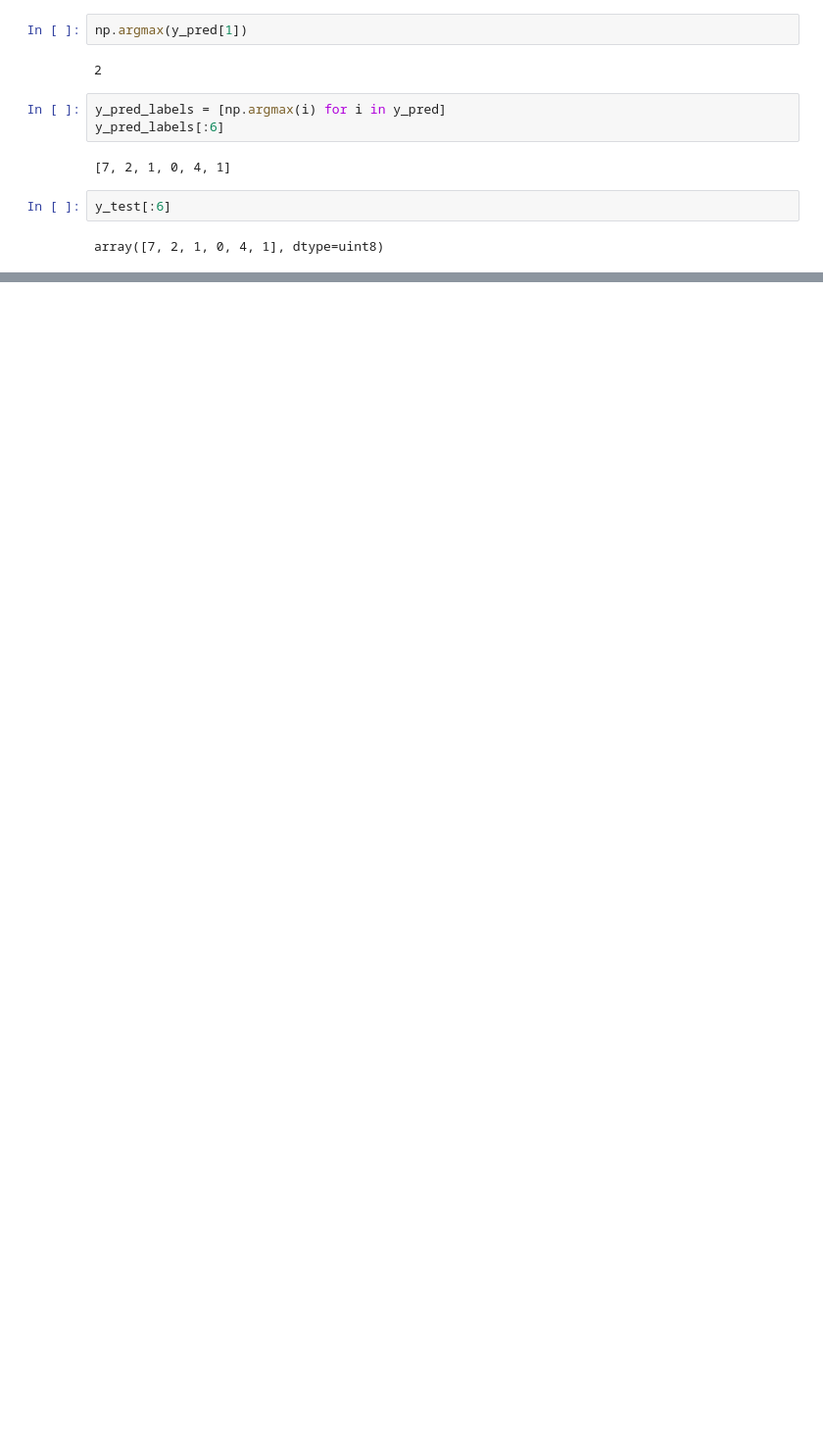
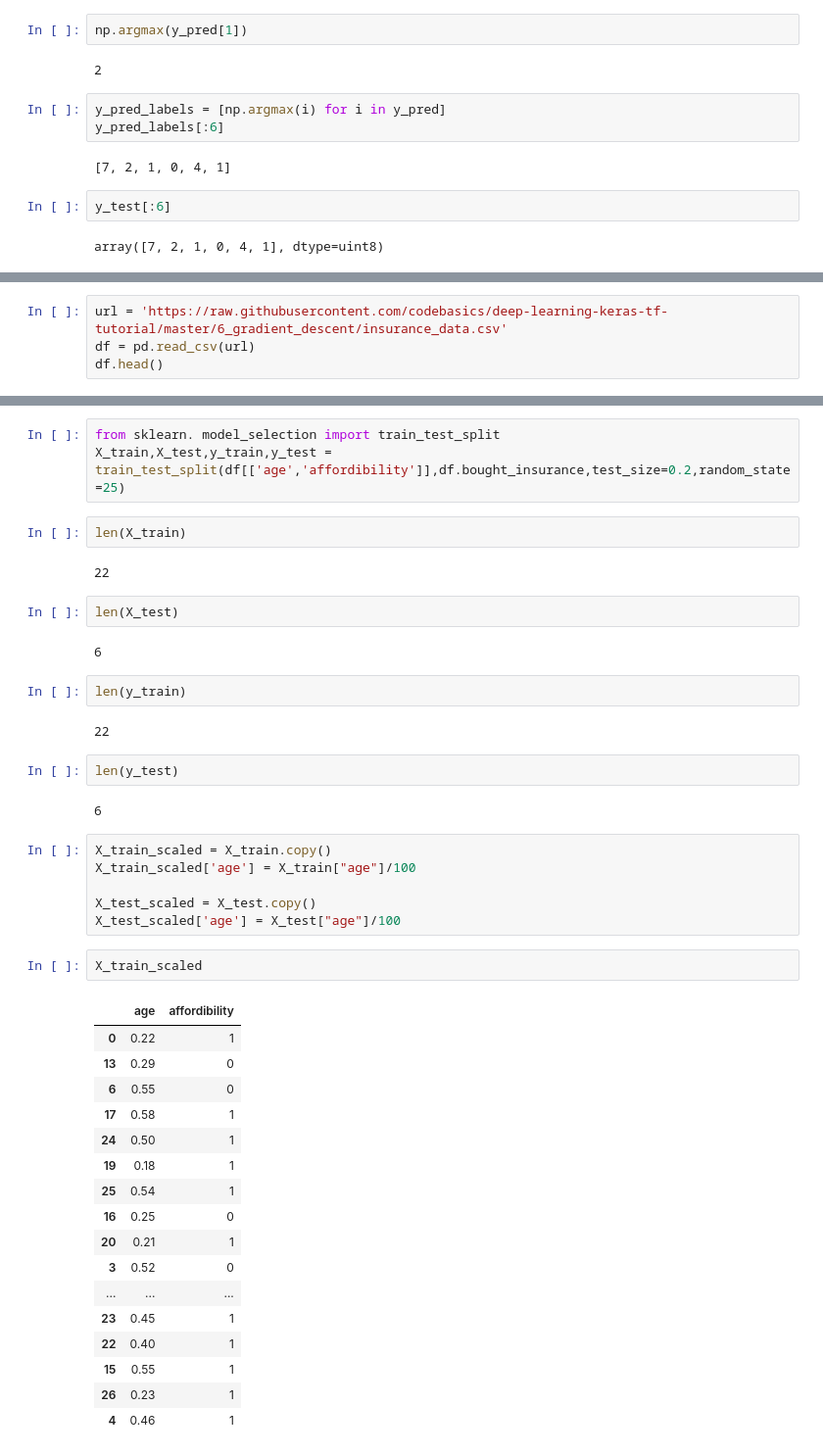
Before and after one commit to MAliHasnain/Codebasics-Deeplearning-practice, a Jupyter notebook: Untitled.ipynb, the cells around one changed output, grey strips where cells are left out. Shown at 98% size. Saved outputs shown, nothing was run; the diff lists cells and outputs as text; blank space fills up the shorter version.

```diff
--- a/Untitled.ipynb
+++ b/Untitled.ipynb
@@ -247,0 +249,4 @@ model.evaluate(X_test,y_test)
+# %%
+url = 'https://raw.githubusercontent.com/codebasics/deep-learning-keras-tf-tutorial/master/6_gradient_descent/insurance_data.csv'
+df = pd.read_csv(url)
+df.head()
@@ -247,0 +264,45 @@ model.evaluate(X_test,y_test)
+# %%
+from sklearn. model_selection import train_test_split
+X_train,X_test,y_train,y_test = train_test_split(df[['age','affordibility']],df.bought_insurance,test_size=0.2,random_state=25)
+# %%
+len(X_train)
+# %% [output]
+22
+# %%
+len(X_test)
+# %% [output]
+6
+# %%
+len(y_train)
+# %% [output]
+22
+# %%
+len(y_test)
+# %% [output]
+6
+# %%
+X_train_scaled = X_train.copy()
+X_train_scaled['age'] = X_train["age"]/100
+
+X_test_scaled = X_test.copy()
+X_test_scaled['age'] = X_test["age"]/100
+# %%
+X_train_scaled
+# %% [output]
+|  | age | affordibility |
+| 0 | 0.22 | 1 |
+| 13 | 0.29 | 0 |
+| 6 | 0.55 | 0 |
+| 17 | 0.58 | 1 |
+| 24 | 0.50 | 1 |
+| 19 | 0.18 | 1 |
+| 25 | 0.54 | 1 |
+| 16 | 0.25 | 0 |
+| 20 | 0.21 | 1 |
+| 3 | 0.52 | 0 |
+| ... | ... | ... |
+| 23 | 0.45 | 1 |
+| 22 | 0.40 | 1 |
+| 15 | 0.55 | 1 |
+| 26 | 0.23 | 1 |
+| 4 | 0.46 | 1 |
```
Also changed, not shown: parts of 19 cells of this notebook.
